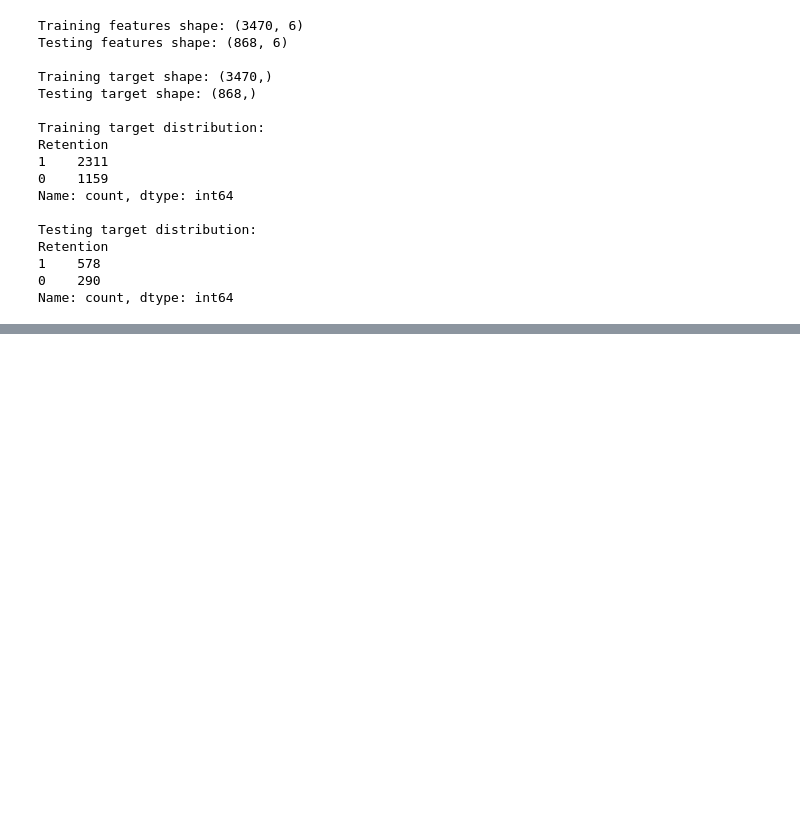
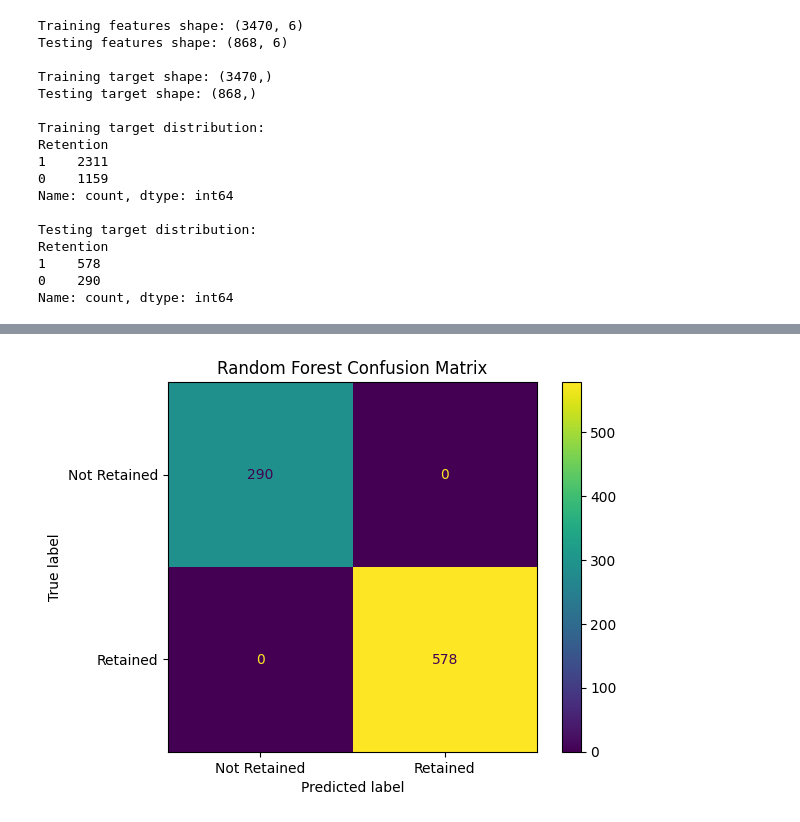
Before and after one commit to HudaR112/AI-customer-retention-predictor, a Jupyter notebook: Notebooks/retention-model-predictorrr.ipynb, the cells around one changed output, grey strips where cells are left out. Drawn from its saved outputs; the diff is of its cells as text; code cells hidden in the pictures; blank space fills up the shorter version.

Commit message:
pridiction making,confusion matrix visualization etc

```diff
--- a/Notebooks/retention-model-predictorrr.ipynb
+++ b/Notebooks/retention-model-predictorrr.ipynb
@@ -568,0 +604,13 @@ Name: count, dtype: int64
+# %%
+from sklearn.ensemble import RandomForestClassifier
+
+# Create the Random Forest model
+rf_model = RandomForestClassifier(
+    n_estimators=100,
+    random_state=42
+)
+
+# Train the model
+rf_model.fit(X_train_scaled, y_train)
+
+print("Random Forest model trained successfully.")
@@ -568,0 +627,11 @@ Name: count, dtype: int64
+# %%
+# Make predictions on the test data
+y_pred = rf_model.predict(X_test_scaled)
+
+print("Predictions generated successfully.")
+
+print("\nFirst 10 predicted values:")
+print(y_pred[:10])
+
+print("\nFirst 10 actual values:")
+print(y_test.values[:10])
@@ -568,0 +717,15 @@ Name: count, dtype: int64
+# %%
+import matplotlib.pyplot as plt
+from sklearn.metrics import ConfusionMatrixDisplay
+
+# Create the confusion matrix display
+ConfusionMatrixDisplay.from_predictions(
+    y_test,
+    y_pred,
+    display_labels=["Not Retained", "Retained"]
+)
+
+plt.title("Random Forest Confusion Matrix")
+plt.show()
+# %% [output]
+[figure, added]
```
Also changed, not shown: parts of 9 cells of this notebook.
